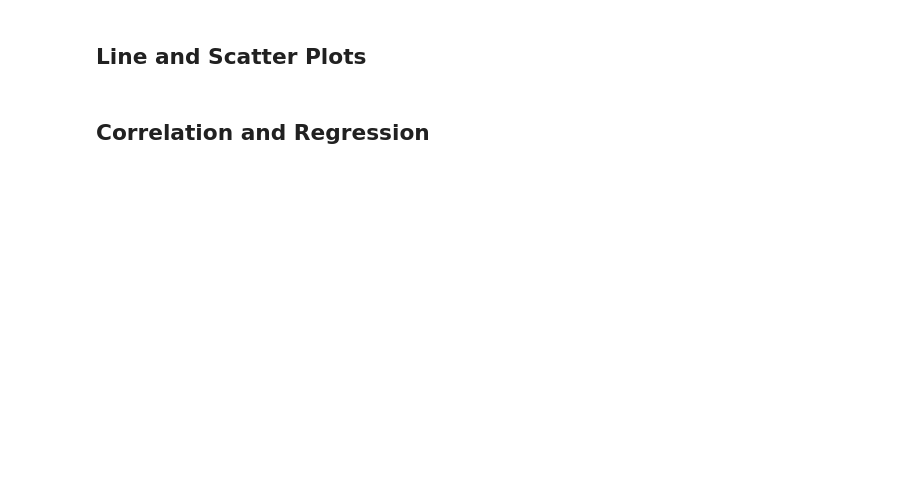
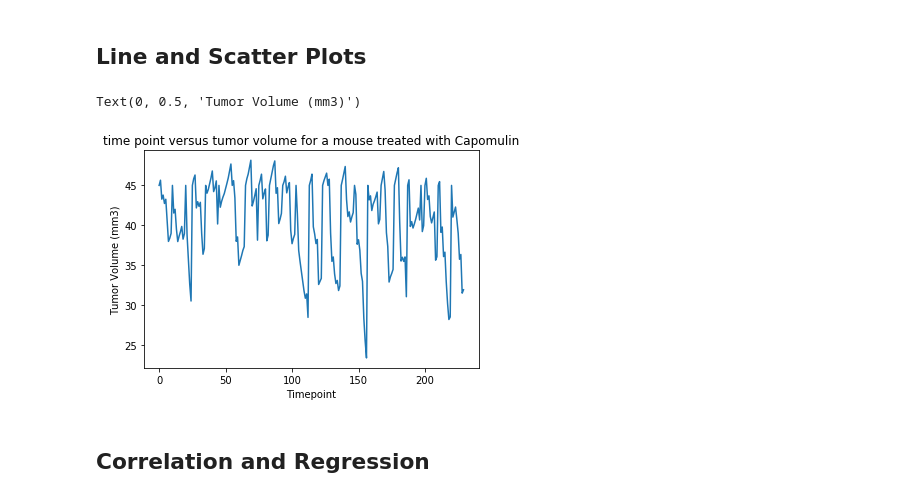
Before and after one commit to dsc55704973/matplotlib-challenge, a Jupyter notebook: pymaceuticals_starter.ipynb, the cells around one changed output. Drawn from its saved outputs; the diff is of its cells as text; code cells hidden in the pictures; blank space fills up the shorter version.

```diff
--- a/pymaceuticals_starter.ipynb
+++ b/pymaceuticals_starter.ipynb
@@ -273,3 +300,16 @@ Values above 73.230500975 could be outliers.
+# %%
+# Generate a line plot of time point versus tumor volume for a mouse treated with Capomulin
+capolmulin_data = capolmulin[["Timepoint","Tumor Volume (mm3)"]]
+capolmulin_data.reset_index()
+x_axis = np.arange(0, len(capolmulin["Timepoint"]), 1)
+
+line_graph = plt.plot(x_axis,capolmulin_data["Tumor Volume (mm3)"])
+plt.title("time point versus tumor volume for a mouse treated with Capomulin")
+plt.xlabel("Timepoint")
+plt.ylabel("Tumor Volume (mm3)")
+# %% [output]
+Text(0, 0.5, 'Tumor Volume (mm3)')
+[figure, added]
 # %%
 # Generate a scatter plot of mouse weight versus average tumor volume for the Capomulin regimen
 # %% [markdown]
```
Also changed, not shown: parts of 5 cells of this notebook.
